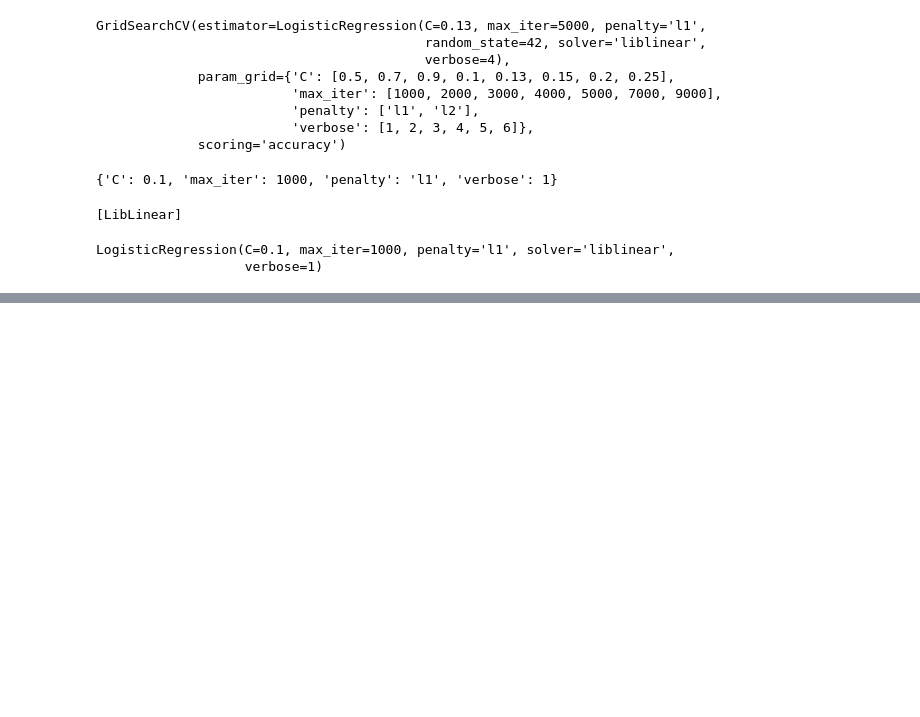
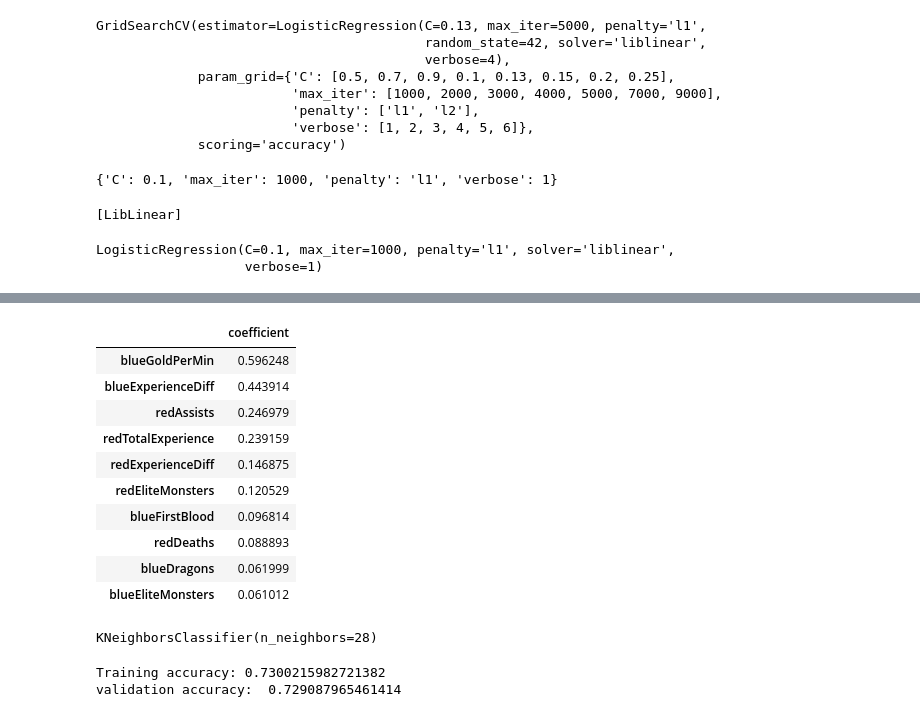
Before and after one commit to krvosen/bsc-phase-three-project, a Jupyter notebook: notebooks/exploratory/Kyle/idk.ipynb, the cells around one changed output, grey strips where cells are left out. Saved outputs shown, nothing was run; the diff lists cells and outputs as text; code cells hidden in the pictures; blank space fills up the shorter version.

```diff
--- a/notebooks/exploratory/Kyle/idk.ipynb
+++ b/notebooks/exploratory/Kyle/idk.ipynb
@@ -56,6 +42,6 @@ df.drop(['gameId','redKills','blueCSPerMin','redHeralds','blueTotalExperience',
 # %%
 X = df.drop('blueWins',axis=1)
-y = df.blueWins
+y = df.
 X_tr, X_test, y_tr, y_test = train_test_split(X,y,random_state=42)
 # %%
 X_train, X_val, y_train, y_val = train_test_split(X_tr, y_tr, random_state=42)
@@ -133,7 +119,7 @@ param_grid = {'penalty': ['l1', 'l2'],
 # %%
 idk = GridSearchCV(estimator=logreg2, param_grid=param_grid, scoring='accuracy')
 # %%
-idk.fit(X_train_scaled, y_train)
+#idk.fit(X_train_scaled, y_train)
 # %% [output]
 [LibLinear][LibLinear][LibLinear][LibLinear][LibLinear][LibLinear][LibLinear][LibLinear][LibLinear][LibLinear][LibLinear][LibLinear][LibLinear][LibLinear][LibLinear][LibLinear][LibLinear][LibLinear][L ...
 GridSearchCV(estimator=LogisticRegression(C=0.13, max_iter=5000, penalty='l1',
@@ -165,0 +152,18 @@ validation accuracy:  0.7431192660550459
+# %%
+logreg3_coefs = pd.DataFrame(np.abs(logreg2.coef_.T), columns=['coefficient'], index=X_train_scaled.columns)
+# %%
+sorted_coefs = logreg3_coefs.sort_values(by='coefficient', ascending=False)
+# %%
+sorted_coefs.head(10)
+# %% [output]
+|  | coefficient |
+| blueGoldPerMin | 0.596248 |
+| blueExperienceDiff | 0.443914 |
+| redAssists | 0.246979 |
+| redTotalExperience | 0.239159 |
+| redExperienceDiff | 0.146875 |
+| redEliteMonsters | 0.120529 |
+| blueFirstBlood | 0.096814 |
+| redDeaths | 0.088893 |
+| blueDragons | 0.061999 |
+| blueEliteMonsters | 0.061012 |
@@ -165,0 +172,9 @@ validation accuracy:  0.7431192660550459
+# %%
+knn.fit(X_train_scaled, y_train)
+# %% [output]
+KNeighborsClassifier(n_neighbors=28)
+# %%
+knn = modeling_function(knn, X_train_scaled, y_train, X_val_scaled, y_val)
+# %% [output]
+Training accuracy: 0.7300215982721382
+validation accuracy:  0.729087965461414
```
Also changed, not shown: parts of 13 cells of this notebook, 2 other files.
